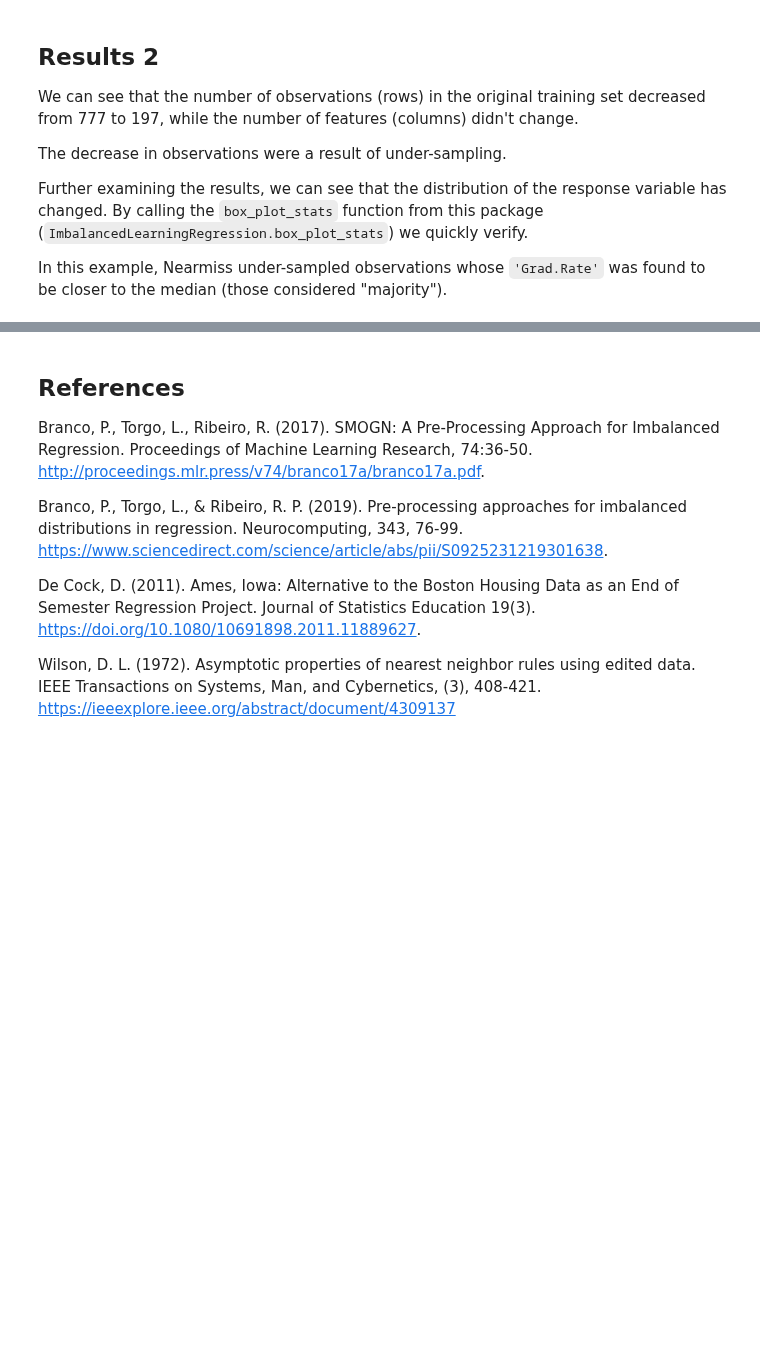
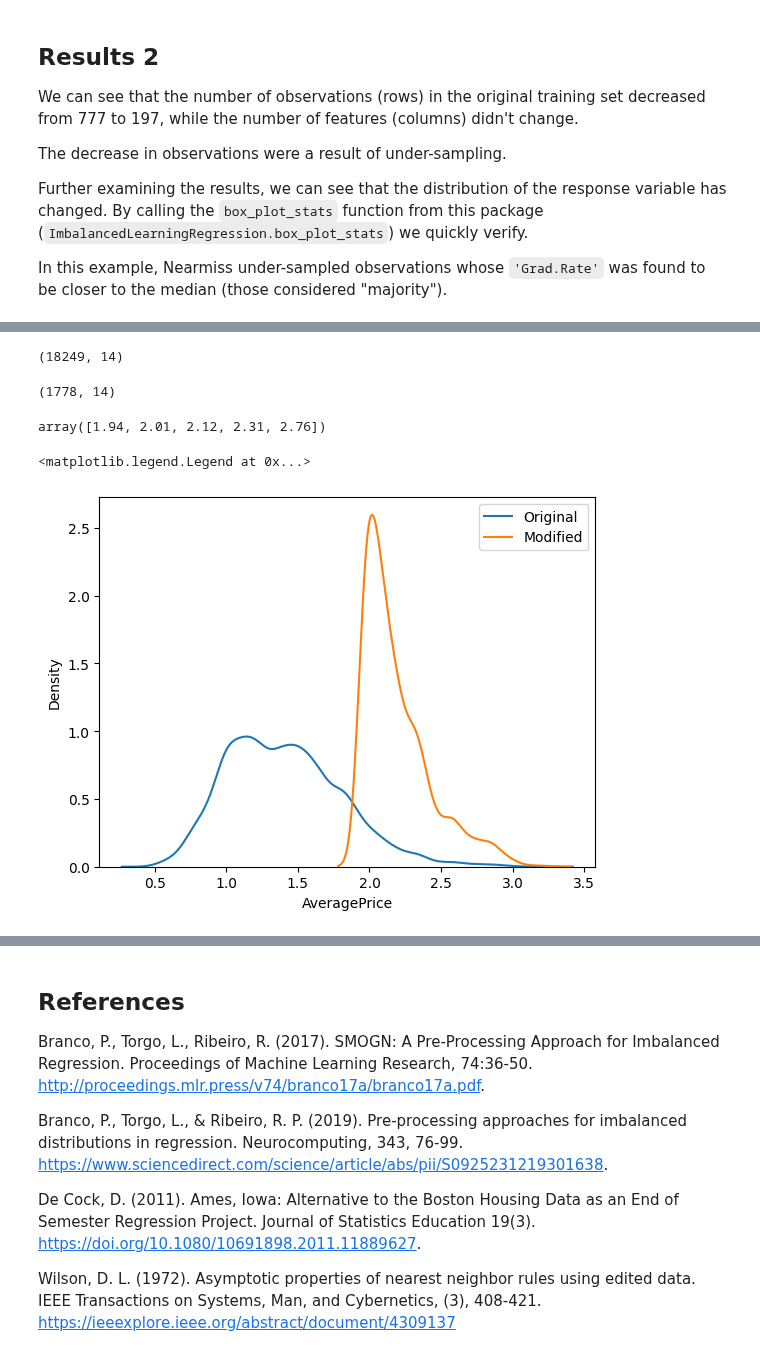
Before and after one commit to paobranco/ImbalancedLearningRegression, a Jupyter notebook: examples/nearmiss_example.ipynb, the cells around one changed output, grey strips where cells are left out. Saved outputs shown, nothing was run; the diff lists cells and outputs as text; code cells hidden in the pictures; blank space fills up the shorter version.

```diff
--- a/examples/nearmiss_example.ipynb
+++ b/examples/nearmiss_example.ipynb
@@ -168,0 +174,39 @@ In this example, Nearmiss under-sampled observations whose `'Grad.Rate'` was fou
+# %%
+avocado = pandas.read_csv(
+
+    'https://raw.githubusercontent.com/paobranco/ImbalancedLearningRegression/master/data/avocado.csv'
+)
+
+## conduct nearmiss
+avocado_nearmiss = nearmiss.nearmiss(
+
+    data = avocado,  ## pandas dataframe
+    y = 'AveragePrice', ## string ('header name')
+    version = 3, ## relevance threshold considered rare
+)
+# %%
+## dimensions - original data
+avocado.shape
+# %% [output]
+(18249, 14)
+# %%
+## dimensions - modified data
+avocado_nearmiss.shape
+# %% [output]
+(1778, 14)
+# %%
+## box plot stats - original data
+iblr.box_plot_stats(avocado['AveragePrice'])['stats']
+
+## box plot stats - modified data
+iblr.box_plot_stats(avocado_nearmiss['AveragePrice'])['stats']
+# %% [output]
+array([1.94, 2.01, 2.12, 2.31, 2.76])
+# %%
+## plot y distribution
+seaborn.kdeplot(avocado['AveragePrice'], label = "Original")
+seaborn.kdeplot(avocado_nearmiss['AveragePrice'], label = "Modified")
+plt.legend(labels=["Original","Modified"])
+# %% [output]
+<matplotlib.legend.Legend at 0x...>
+[figure, added]
```
Also changed, not shown: parts of 5 cells of this notebook.
